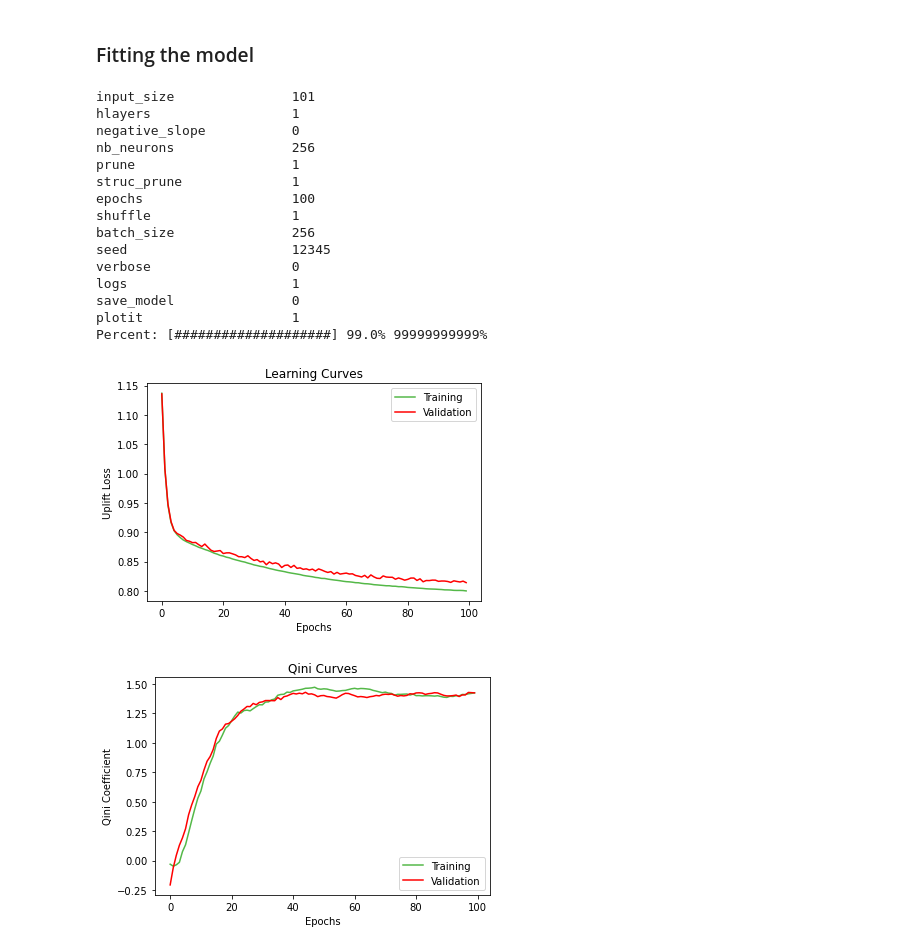
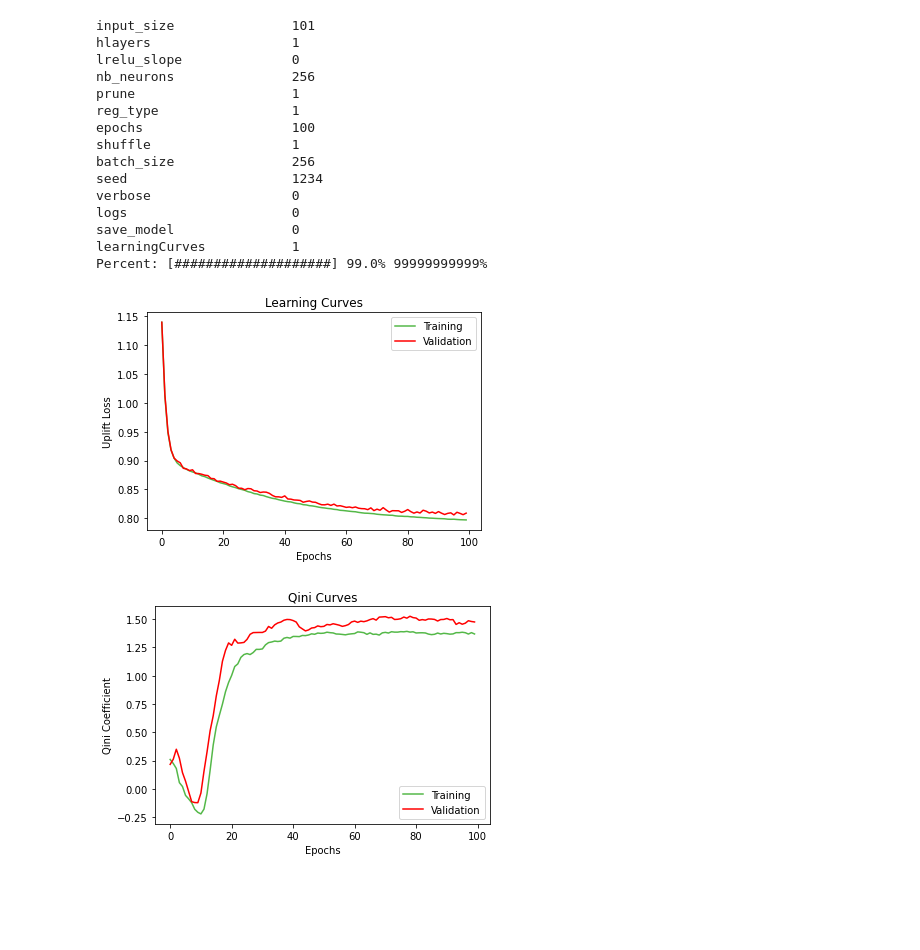
Before and after one commit to belbahrim/twin-causal-net, a Jupyter notebook: examples/twin_causal_examples.ipynb, the cells around one changed output. Saved outputs shown, nothing was run; the diff lists cells and outputs as text; code cells hidden in the pictures; blank space fills up the shorter version.

```diff
--- a/examples/twin_causal_examples.ipynb
+++ b/examples/twin_causal_examples.ipynb
@@ -25,0 +21,7 @@ True Risk: 5.2
+# %%
+input_size = X.shape[1] + 1  # Number of features + 1 (for treatment indicator)
+# %%
+uplift = twin_causal(input_size=input_size, hlayers=1, nb_neurons=256, lrelu_slope=0, batch_size=256,
+                     shuffle=True, max_iter=100, learningRate=0.005, reg_type=1, l_reg_constant=0.001,
+                     prune=True, gpl_reg_constant=0.0001, loss="uplift_loss", learningCurves=True,
+                     save_model=False, verbose=False, logs=False, random_state=1234)
@@ -85,23 +37,20 @@ X_train, X_test, T_train, T_test, Y_train, Y_test = train_test_split(X,T,Y,test_
-# %% [markdown]
-### Fitting the model
 # %%
-#train_err_epoch, qini_list_epoch =
-_,_ = models.fit(X_train,T_train,Y_train)
+_,_ = uplift.fit(X_train, T_train, Y_train)
 # %% [output]
 input_size               101
 hlayers                  1
-negative_slope           0
+lrelu_slope              0
 nb_neurons               256
 prune                    1
-struc_prune              1
+reg_type                 1
 epochs                   100
 shuffle                  1
 batch_size               256
-seed                     12345
+seed                     1234
 verbose                  0
-logs                     1
+logs                     0
 save_model               0
-plotit                   1
+learningCurves           1
 Percent: [####################] 99.0% 99999999999%
-[figure, old version]
+[figure, new version]
-[figure, old version]
+[figure, new version]
```
Also changed, not shown: parts of 22 cells of this notebook, 1 other file.
